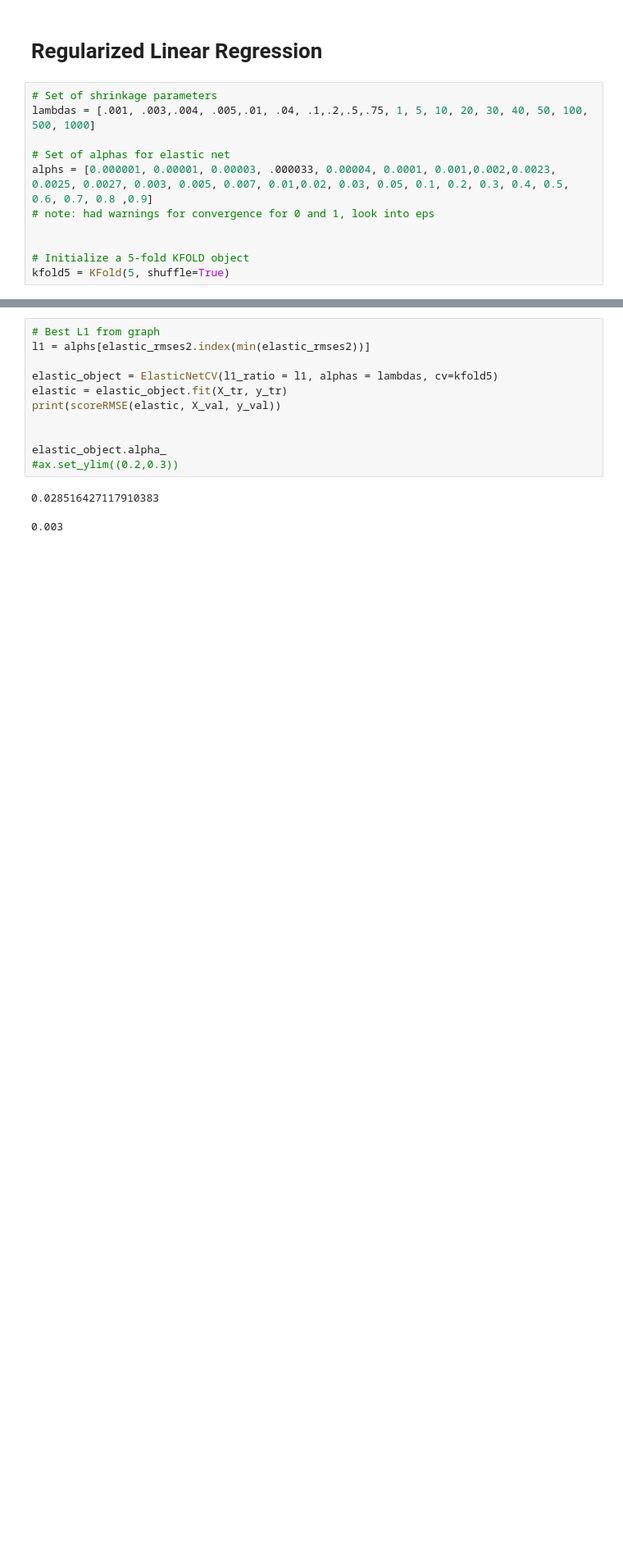
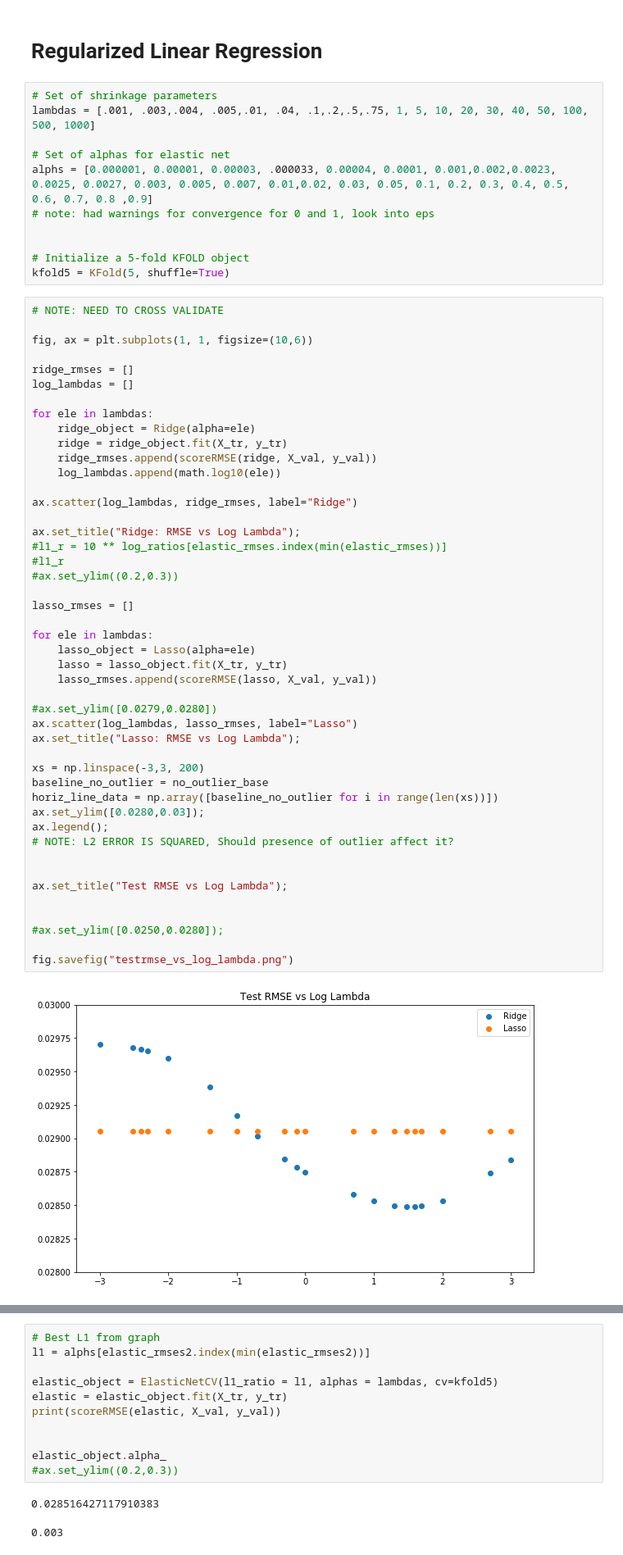
Before and after one commit to michaelkolor/cs181practicals, a Jupyter notebook: P1/code_mk.ipynb, the cells around one changed output, grey strips where cells are left out. Shown at 82% size. Saved outputs shown, nothing was run; the diff lists cells and outputs as text; blank space fills up the shorter version.

```diff
--- a/P1/code_mk.ipynb
+++ b/P1/code_mk.ipynb
@@ -163,6 +163,54 @@ alphs = [0.000001, 0.00001, 0.00003, .000033, 0.00004, 0.0001, 0.001,0.002,0.002
 
 # Initialize a 5-fold KFOLD object
 kfold5 = KFold(5, shuffle=True)
+# %%
+# NOTE: NEED TO CROSS VALIDATE
+
+fig, ax = plt.subplots(1, 1, figsize=(10,6))
+
+ridge_rmses = []
+log_lambdas = []
+
+for ele in lambdas:
+    ridge_object = Ridge(alpha=ele)
+    ridge = ridge_object.fit(X_tr, y_tr)
+    ridge_rmses.append(scoreRMSE(ridge, X_val, y_val))
+    log_lambdas.append(math.log10(ele))
+
+ax.scatter(log_lambdas, ridge_rmses, label="Ridge")
+
+ax.set_title("Ridge: RMSE vs Log Lambda");
+#l1_r = 10 ** log_ratios[elastic_rmses.index(min(elastic_rmses))]
+#l1_r
+#ax.set_ylim((0.2,0.3))
+
+lasso_rmses = []
+
+for ele in lambdas:
+    lasso_object = Lasso(alpha=ele)
+    lasso = lasso_object.fit(X_tr, y_tr)
+    lasso_rmses.append(scoreRMSE(lasso, X_val, y_val))
+
+#ax.set_ylim([0.0279,0.0280])
+ax.scatter(log_lambdas, lasso_rmses, label="Lasso")
+ax.set_title("Lasso: RMSE vs Log Lambda");
+
+xs = np.linspace(-3,3, 200)
+baseline_no_outlier = no_outlier_base
+horiz_line_data = np.array([baseline_no_outlier for i in range(len(xs))])
+ax.set_ylim([0.0280,0.03]);
+ax.legend();
+# NOTE: L2 ERROR IS SQUARED, Should presence of outlier affect it?
+
+
+ax.set_title("Test RMSE vs Log Lambda");
+
+
+#ax.set_ylim([0.0250,0.0280]);
+
+fig.savefig("testrmse_vs_log_lambda.png")
+# %% [output]
+[figure, added]
 # %%
 fig, ax = plt.subplots(1, 1, figsize=(10,6))
 
```
Also changed, not shown: parts of 12 cells of this notebook, 1 other file.
